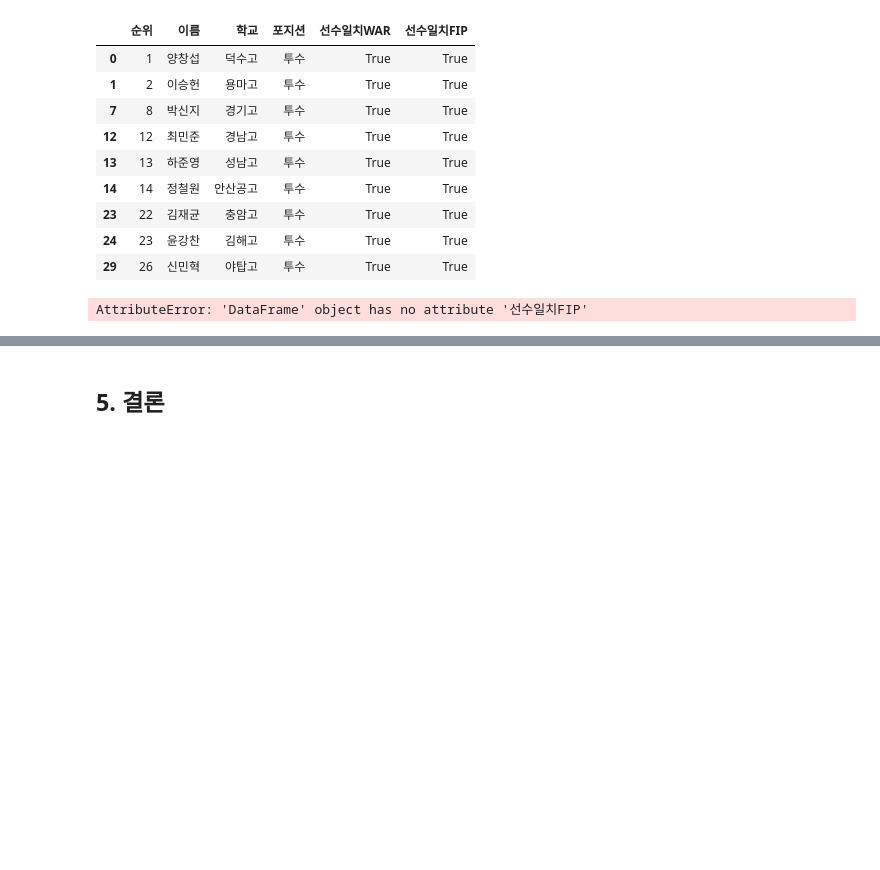
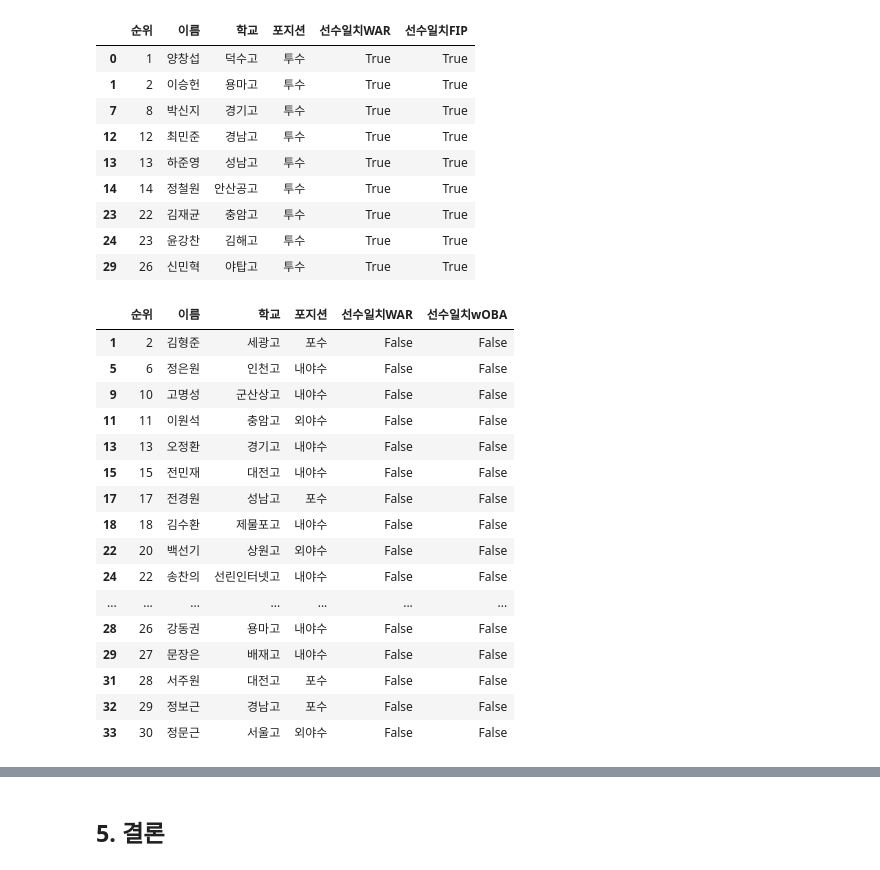
Before and after one commit to hakkoma/KBO_Mock_Draft_Simulator, a Jupyter notebook: mock_draft.ipynb, the cells around one changed output, grey strips where cells are left out. Drawn from its saved outputs; the diff is of its cells as text; code cells hidden in the pictures; blank space fills up the shorter version.

```diff
--- a/mock_draft.ipynb
+++ b/mock_draft.ipynb
@@ -636,10 +636,26 @@ df2
 | 24 | 23 | 윤강찬 | 김해고 | 투수 | True | True |
 | 29 | 26 | 신민혁 | 야탑고 | 투수 | True | True |
 # %%
-df3 = df_pc[(df_ht.선수일치WAR == 'False') & (df_ㅔㅇ.선수일치FIP == 'False')]
+df3 = df_ht[(df_ht.선수일치WAR == 'False') & (df_ht.선수일치wOBA == 'False')]
 df3
 # %% [output]
-AttributeError: 'DataFrame' object has no attribute '선수일치FIP'
+|  | 순위 | 이름 | 학교 | 포지션 | 선수일치WAR | 선수일치wOBA |
+| 1 | 2 | 김형준 | 세광고 | 포수 | False | False |
+| 5 | 6 | 정은원 | 인천고 | 내야수 | False | False |
+| 9 | 10 | 고명성 | 군산상고 | 내야수 | False | False |
+| 11 | 11 | 이원석 | 충암고 | 외야수 | False | False |
+| 13 | 13 | 오정환 | 경기고 | 내야수 | False | False |
+| 15 | 15 | 전민재 | 대전고 | 내야수 | False | False |
+| 17 | 17 | 전경원 | 성남고 | 포수 | False | False |
+| 18 | 18 | 김수환 | 제물포고 | 내야수 | False | False |
+| 22 | 20 | 백선기 | 상원고 | 외야수 | False | False |
+| 24 | 22 | 송찬의 | 선린인터넷고 | 내야수 | False | False |
+| ... | ... | ... | ... | ... | ... | ... |
+| 28 | 26 | 강동권 | 용마고 | 내야수 | False | False |
+| 29 | 27 | 문장은 | 배재고 | 내야수 | False | False |
+| 31 | 28 | 서주원 | 대전고 | 포수 | False | False |
+| 32 | 29 | 정보근 | 경남고 | 포수 | False | False |
+| 33 | 30 | 정문근 | 서울고 | 외야수 | False | False |
 # %%
 df4 = df_pc[(df_pc.선수일치WAR == 'False') & (df_pc.선수일치FIP == 'False')]
 df4
```
Also changed, not shown: parts of 1 cell of this notebook.
